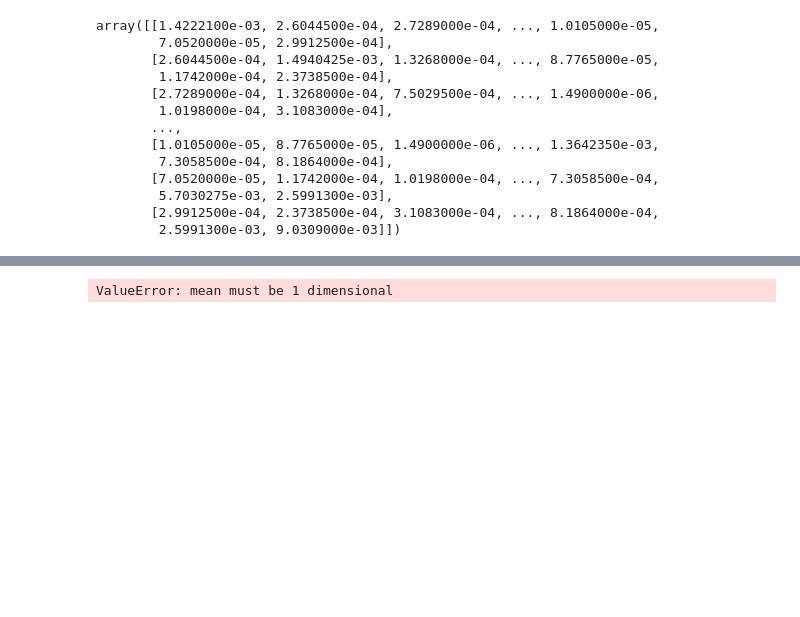
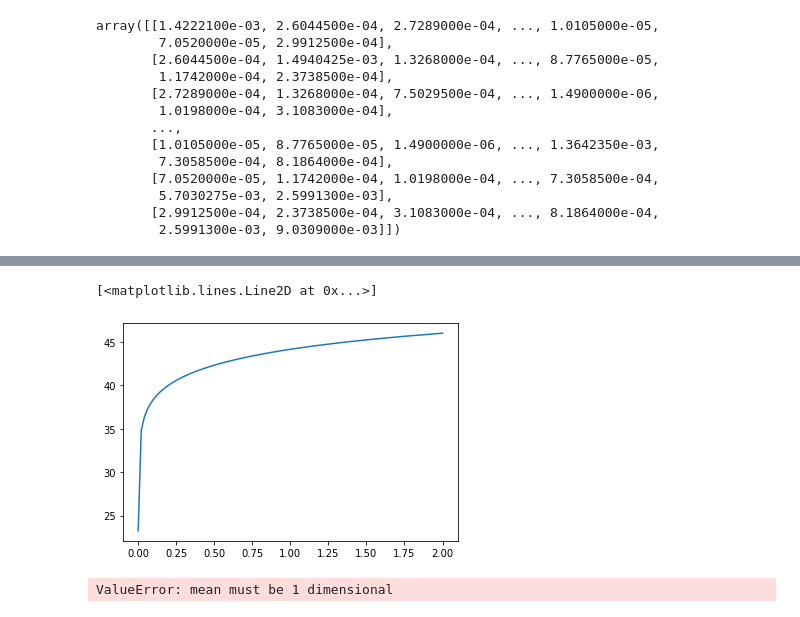
Before and after one commit to Karthikprabhu22/BPE, a Jupyter notebook: scratch.ipynb, the cells around one changed output, grey strips where cells are left out. Cells and saved outputs as stored; diff of their text form; code cells hidden in the pictures; blank space fills up the shorter version.

```diff
--- a/scratch.ipynb
+++ b/scratch.ipynb
@@ -57,3 +74,8 @@ bpe.chi_squared(67.0,0.3,0.7,0.0,10,c)
+# %%
+plt.plot(redshift, bpe.signal(67.74, 0.3089, 0.6911, 1 - 0.3089 - 0.6911, redshift))
+# %% [output]
+[<matplotlib.lines.Line2D at 0x...>]
+[figure, added]
 # %%
 bpe.MCMC(1000,c)
 # %% [output]
```
Also changed, not shown: parts of 5 cells of this notebook, 1 other file.
